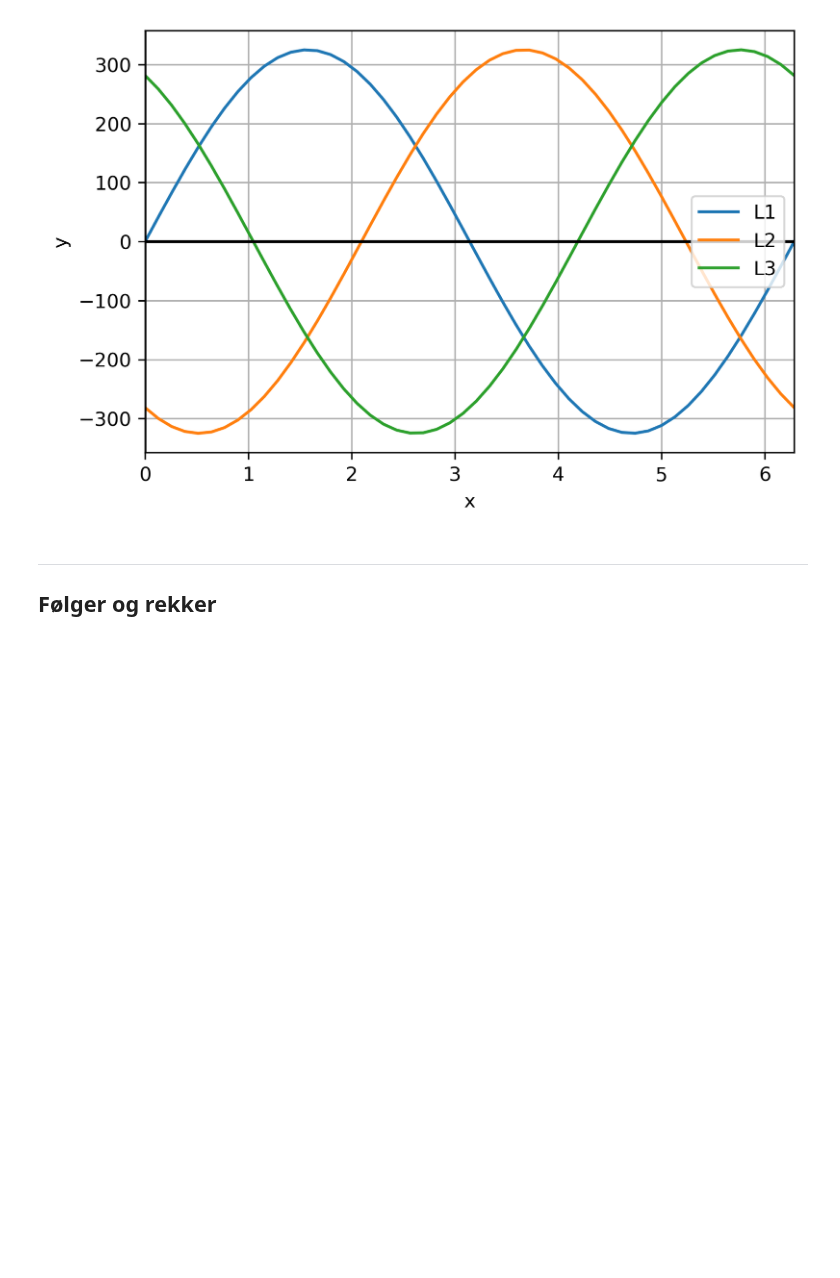
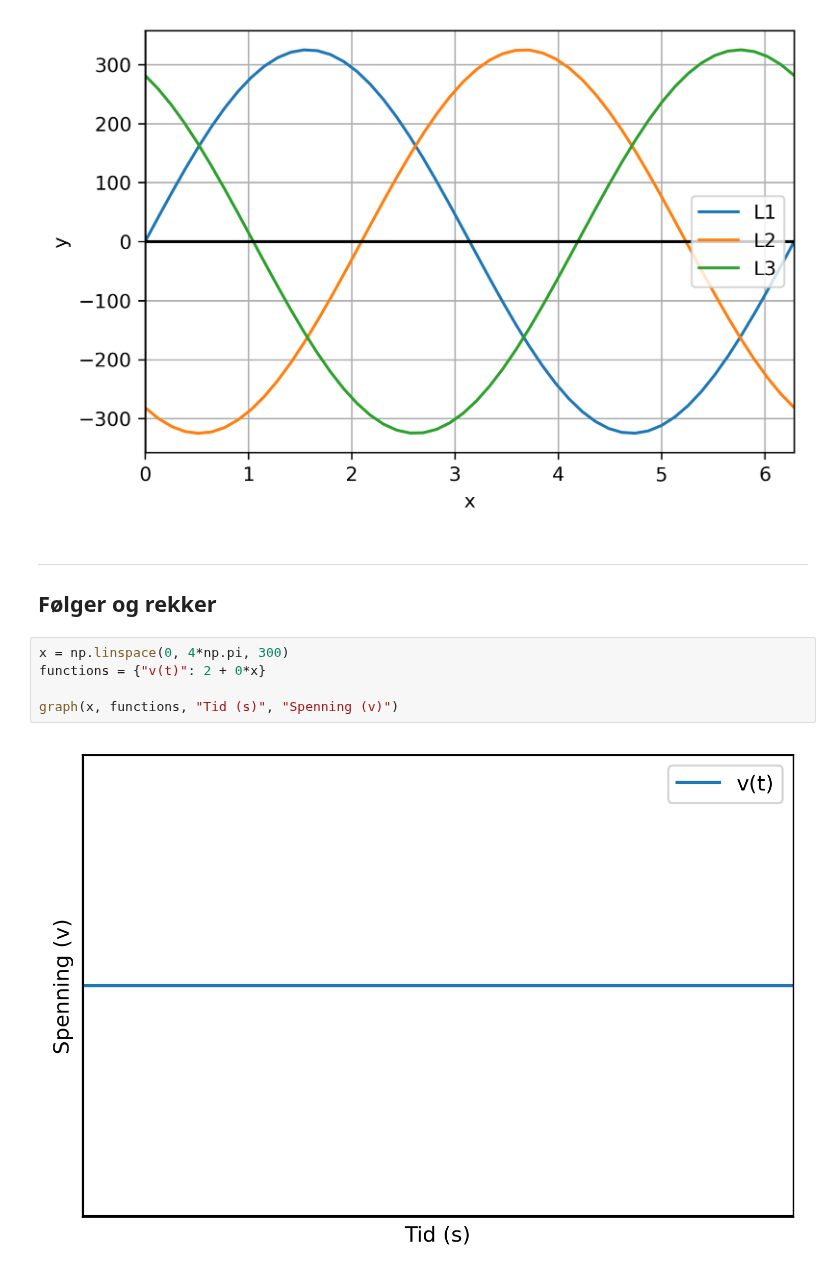
Before and after one commit to christoffer-s/notebooks, a Jupyter notebook: R2.ipynb, the cells around one changed output. Saved outputs shown, nothing was run; the diff lists cells and outputs as text; blank space fills up the shorter version.

```diff
--- a/R2.ipynb
+++ b/R2.ipynb
@@ -105,3 +108,10 @@ graph(x, functions)
 ----
 
 ## Følger og rekker
+# %%
+x = np.linspace(0, 4*np.pi, 300)
+functions = {"v(t)": 2 + 0*x}
+
+graph(x, functions, "Tid (s)", "Spenning (v)")
+# %% [output]
+[figure, added]
```
Also changed, not shown: parts of 1 cell of this notebook.
